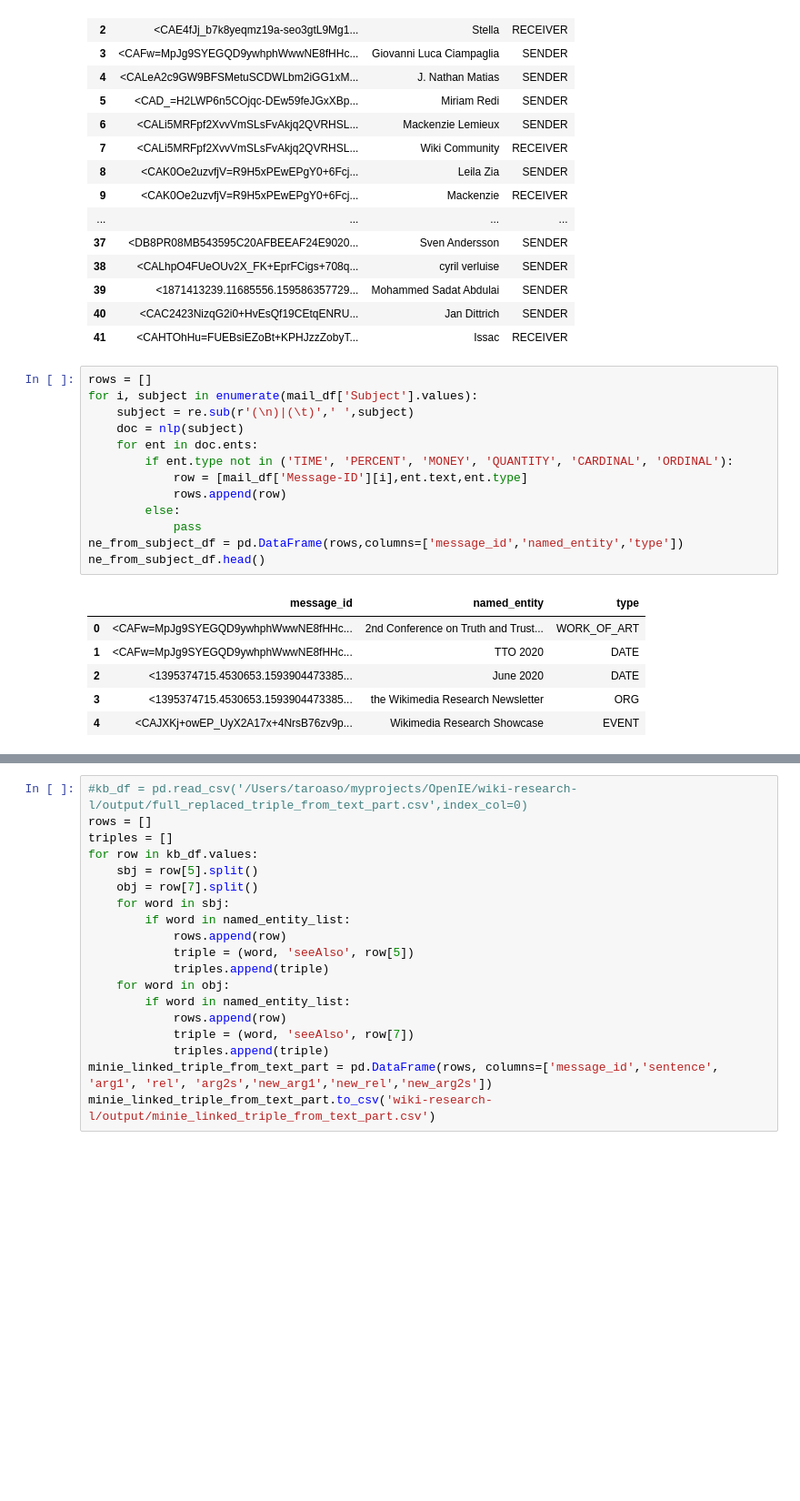
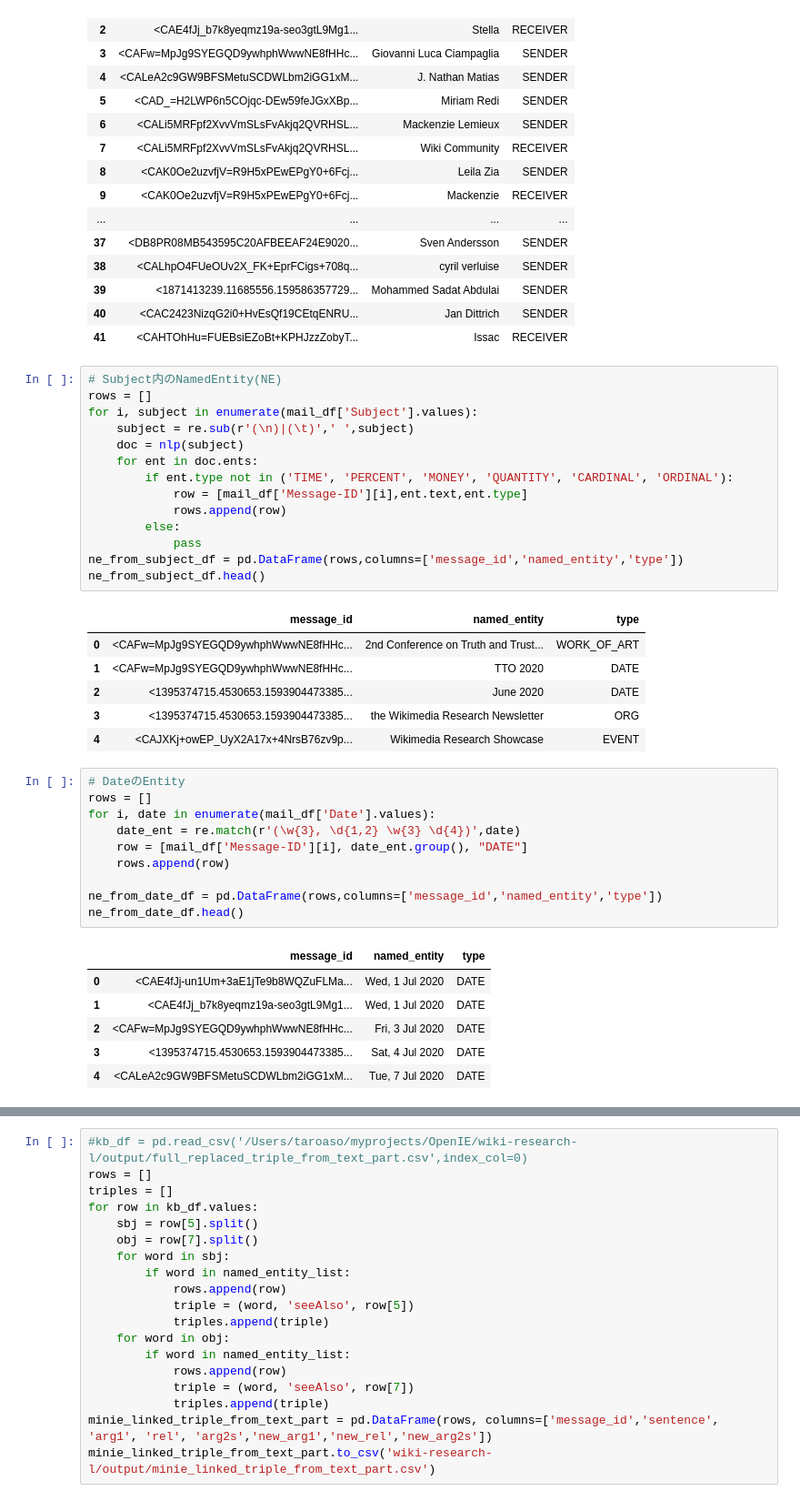
Before and after one commit to oratosa/OpenIE, a Jupyter notebook: main.ipynb, the cells around one changed output, grey strips where cells are left out. Shown at 91% size. Drawn from its saved outputs; the diff is of its cells as text; blank space fills up the shorter version.

```diff
--- a/main.ipynb
+++ b/main.ipynb
@@ -168,6 +168,7 @@ ne_from_header_df
 | 40 | <CAC2423NizqG2i0+HvEsQf19CEtqENRU... | Jan Dittrich | SENDER |
 | 41 | <CAHTOhHu=FUEBsiEZoBt+KPHJzzZobyT... | Issac | RECEIVER |
 # %%
+# Subject内のNamedEntity(NE)
 rows = []
 for i, subject in enumerate(mail_df['Subject'].values):
     subject = re.sub(r'(\n)|(\t)',' ',subject)
@@ -187,6 +188,23 @@ ne_from_subject_df.head()
 | 2 | <1395374715.4530653.1593904473385... | June 2020 | DATE |
 | 3 | <1395374715.4530653.1593904473385... | the Wikimedia Research Newsletter | ORG |
 | 4 | <CAJXKj+owEP_UyX2A17x+4NrsB76zv9p... | Wikimedia Research Showcase | EVENT |
+# %%
+# DateのEntity
+rows = []
+for i, date in enumerate(mail_df['Date'].values):
+    date_ent = re.match(r'(\w{3}, \d{1,2} \w{3} \d{4})',date)
+    row = [mail_df['Message-ID'][i], date_ent.group(), "DATE"]
+    rows.append(row)
+
+ne_from_date_df = pd.DataFrame(rows,columns=['message_id','named_entity','type'])
+ne_from_date_df.head()
+# %% [output]
+|  | message_id | named_entity | type |
+| 0 | <CAE4fJj-un1Um+3aE1jTe9b8WQZuFLMa... | Wed, 1 Jul 2020 | DATE |
+| 1 | <CAE4fJj_b7k8yeqmz19a-seo3gtL9Mg1... | Wed, 1 Jul 2020 | DATE |
+| 2 | <CAFw=MpJg9SYEGQD9ywhphWwwNE8fHHc... | Fri, 3 Jul 2020 | DATE |
+| 3 | <1395374715.4530653.1593904473385... | Sat, 4 Jul 2020 | DATE |
+| 4 | <CALeA2c9GW9BFSMetuSCDWLbm2iGG1xM... | Tue, 7 Jul 2020 | DATE |
 # %%
 #ne_df.to_csv('wiki-research-l/output/stanza_ne_df.csv')
 #sentence_df = pd.read_csv('/Users/taroaso/myprojects/OpenIE/wiki-research-l/output/sentence_df.csv',index_col=0)
```
Also changed, not shown: parts of 8 cells of this notebook.
